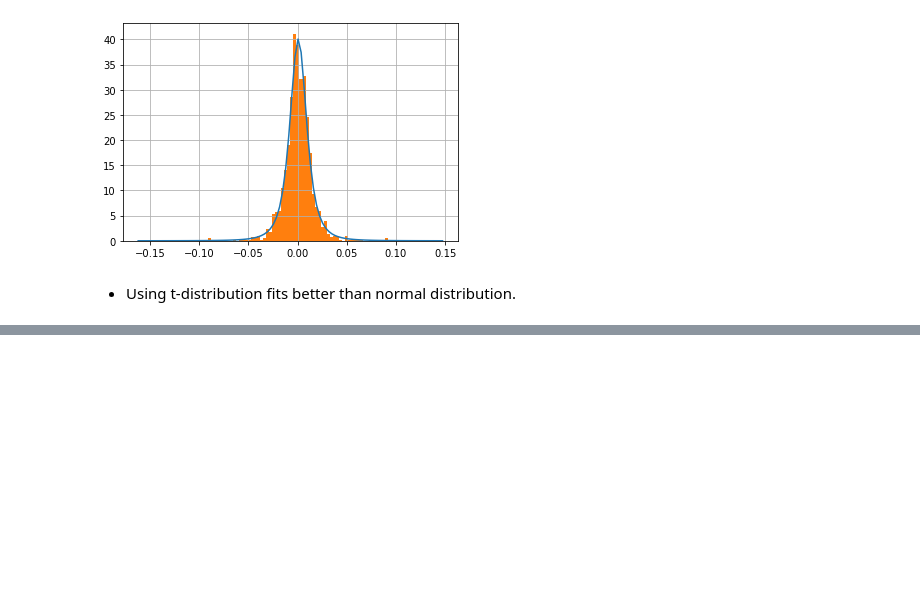
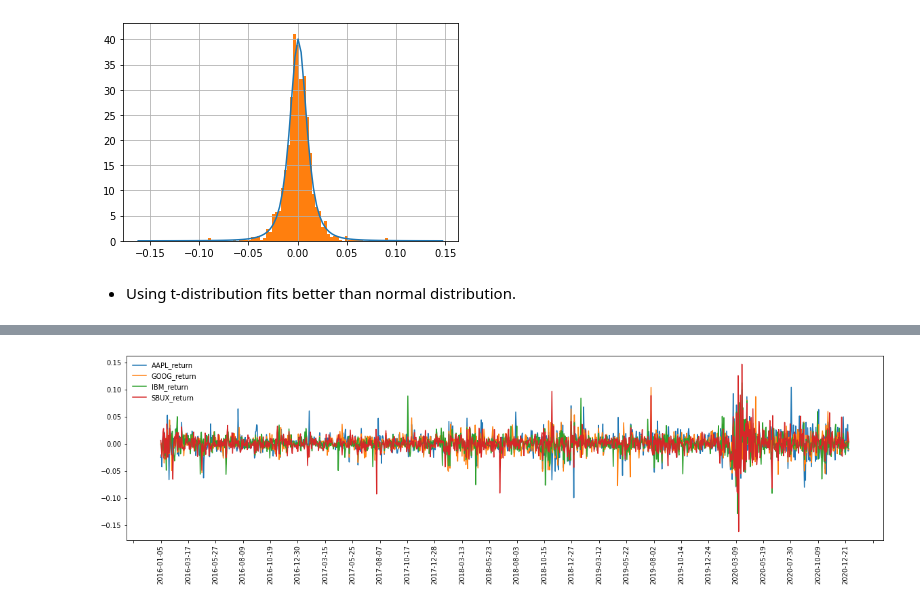
Before and after one commit to cafe-com-analytics/financial_engineering_suto, a Jupyter notebook: section_02_financial_basics/s02_04_financial_data_statistics.ipynb, the cells around one changed output, grey strips where cells are left out. Drawn from its saved outputs; the diff is of its cells as text; code cells hidden in the pictures; blank space fills up the shorter version.

```diff
--- a/section_02_financial_basics/s02_04_financial_data_statistics.ipynb
+++ b/section_02_financial_basics/s02_04_financial_data_statistics.ipynb
@@ -227,0 +312,21 @@ $$ \bar{X} - 1.96 \frac{\sigma}{\sqrt{N}} \leq \mu \leq \bar{X} + 1.96 \frac{\si
+# %%
+df_close_ret = pd.DataFrame()
+
+for symbol in lst_symbols:
+    df_close_ret[symbol+'_return'] = df_close_sub[symbol].pct_change(1)
+
+df_close_ret.dropna(how='all', inplace=True)
+
+fig = plt.figure(figsize=(20, 5))
+ax = fig.add_subplot(111)
+
+for stock_return in df_close_ret.columns:
+    ax.plot(df_close_ret[stock_return], label=stock_return)
+
+ax.xaxis.set_major_locator(plt.MaxNLocator(30))
+
+ax.legend(loc='upper left', frameon=False)
+plt.xticks(rotation=90)
+plt.show();
+# %% [output]
+[figure, added]
```
Also changed, not shown: parts of 16 cells of this notebook, 5 other files.
